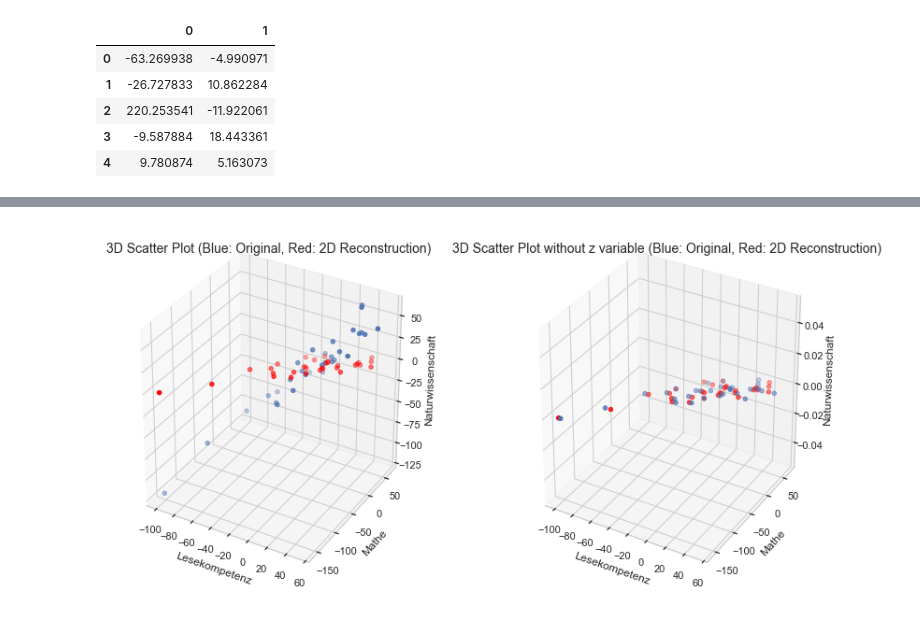
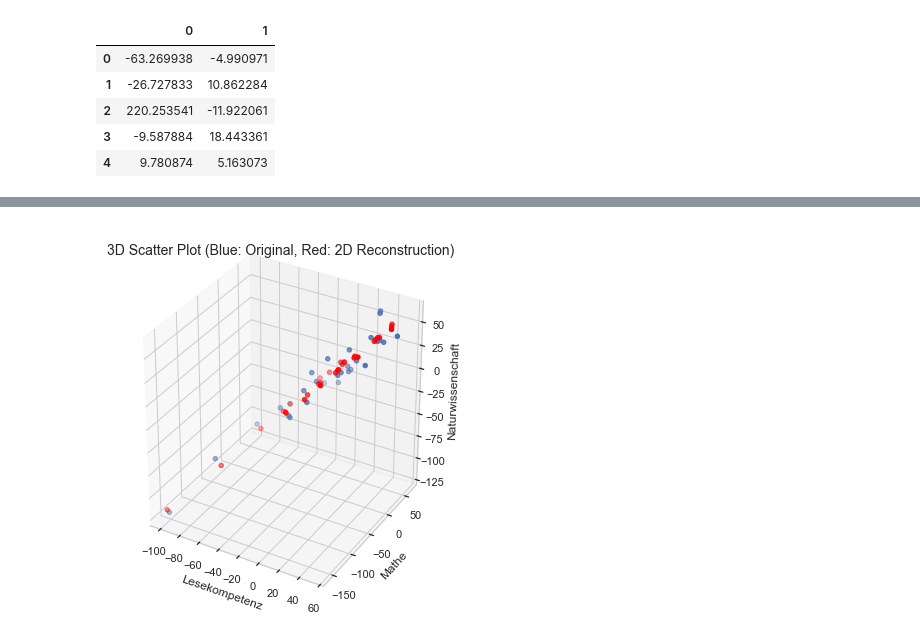
Before and after one commit to negralessio/multivariate-verfahren, a Jupyter notebook: U6/u6_PCA.ipynb, the cells around one changed output, grey strips where cells are left out. Drawn from its saved outputs; the diff is of its cells as text; code cells hidden in the pictures.

Commit message:
Added 2D and 3D Reconstruction X_m = F_mV'_m

```diff
--- a/U6/u6_PCA.ipynb
+++ b/U6/u6_PCA.ipynb
@@ -176,0 +179,21 @@ X_m.head(5)
+# %%
+# Get Original Data (centered)
+x = df_centered.iloc[:, 0].values
+y = df_centered.iloc[:, 1].values
+z = df_centered.iloc[:, 2].values
+
+# Get Reconstruction Data
+x_2 = X_m.iloc[:, 0].values
+y_2 = X_m.iloc[:, 1].values
+z_2 = X_m.iloc[:, 2].values
+
+fig = plt.figure()
+fig.set_figwidth(14)
+fig.set_figheight(7)
+ax1 = fig.add_subplot(121, projection='3d')
+ax1.set_title("3D Scatter Plot (Blue: Original, Red: 3D Reconstruction)", size=14)
+ax1.scatter3D(x, y, z)
+ax1.scatter3D(x_2, y_2, z_2, color="red")
+ax1.set_xlabel("Lesekompetenz")
+ax1.set_ylabel("Mathe")
+ax1.set_zlabel("Naturwissenschaft")
@@ -178,0 +205,8 @@ X_m.head(5)
+# %%
+# Take only first two Eigenvectors to get a 2D Approximation of X, otherwise 3.
+V_m = V[:2]
+# Approximate X_Tilde:
+X_m = F @ V_m.T
+print(X_m.shape)
+print("2D Reconstructed Data by Multipling Principal Components F with 2 most relevant Eigenvectors V[:2]:")
+X_m.head(5)
@@ -179,32 +222,18 @@ X_m.head(5)
 # %%
-# Get Original Data (centered)
-x = df_centered.iloc[:, 0].values
-y = df_centered.iloc[:, 1].values
-z = df_centered.iloc[:, 2].values
-
 # Get Reconstruction Data
 x_2 = X_m.iloc[:, 0].values
 y_2 = X_m.iloc[:, 1].values
 
 fig = plt.figure()
 fig.set_figwidth(14)
 fig.set_figheight(7)
 ax1 = fig.add_subplot(121, projection='3d')
 ax1.set_title("3D Scatter Plot (Blue: Original, Red: 2D Reconstruction)", size=14)
 ax1.scatter3D(x, y, z)
-ax1.scatter3D(x_2, y_2, color="red")
+ax1.scatter3D(x_2, y_2, z_2, color="red")
 ax1.set_xlabel("Lesekompetenz")
 ax1.set_ylabel("Mathe")
 ax1.set_zlabel("Naturwissenschaft")
-
-# Plot if we leave z variable, i.e. feature 3 out.
-ax2 = fig.add_subplot(122, projection='3d')
-ax2.set_title("3D Scatter Plot without z variable (Blue: Original, Red: 2D Reconstruction)", size=14)
-ax2.scatter3D(x, y) # <-- Leave z out
-ax2.scatter3D(x_2, y_2, color="red")
-ax2.set_xlabel("Lesekompetenz")
-ax2.set_ylabel("Mathe")
-ax2.set_zlabel("Naturwissenschaft")
 plt.show()
 # %% [output]
-[figure, old version]
+[figure, new version]
```
Also changed, not shown: parts of 10 cells of this notebook.
